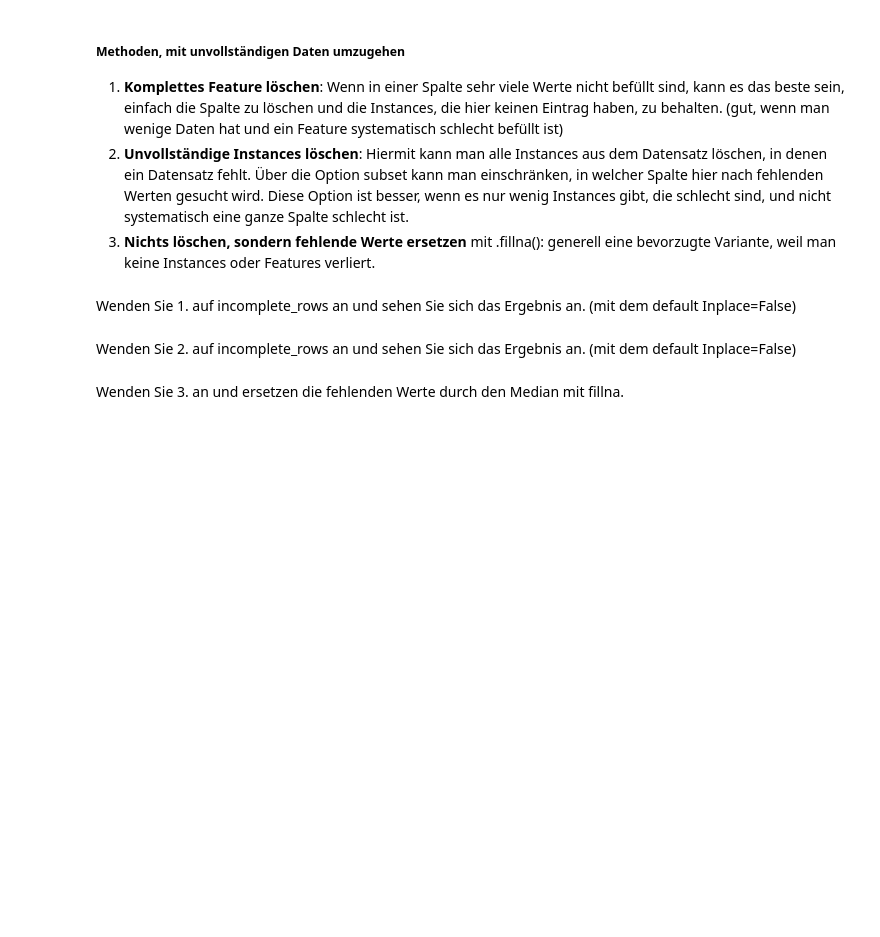
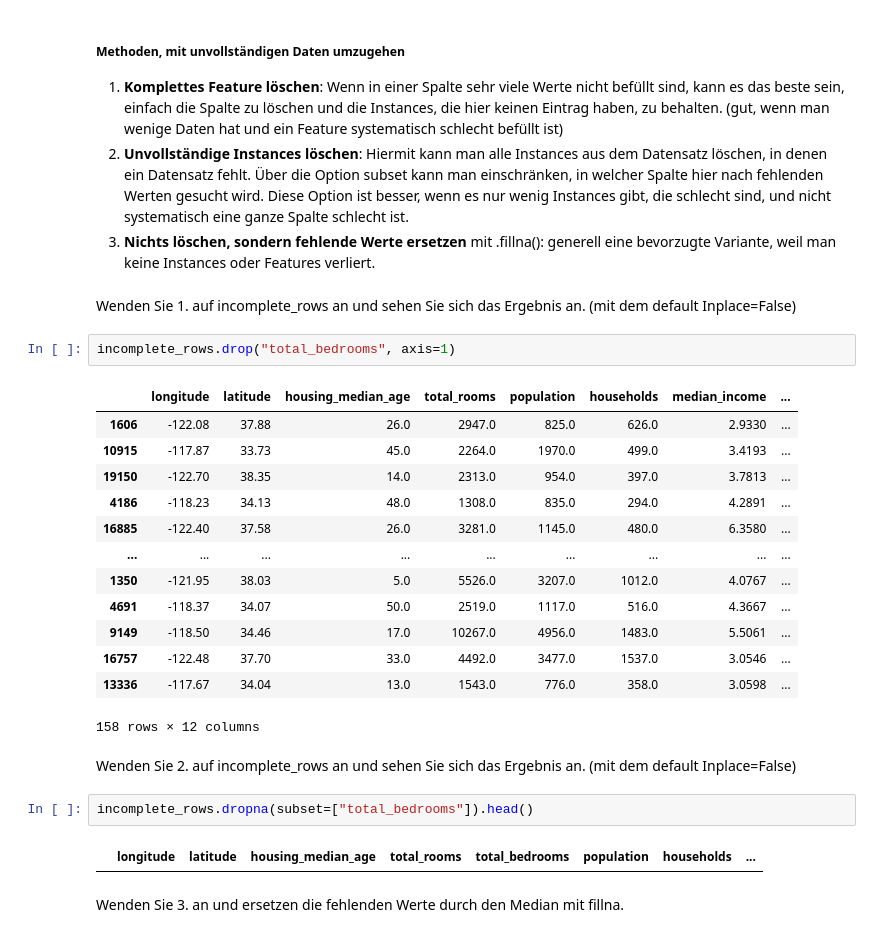
Before and after one commit to Yun1us/University, a Jupyter notebook: 3.Semester/Machine_Learning/Praktikum/Praktikum_1-2.ipynb, the cells around one changed output. Drawn from its saved outputs; the diff is of its cells as text; blank space fills up the shorter version.

```diff
--- a/3.Semester/Machine_Learning/Praktikum/Praktikum_1-2.ipynb
+++ b/3.Semester/Machine_Learning/Praktikum/Praktikum_1-2.ipynb
@@ -444,7 +464,27 @@ incomplete_rows = train[train.isnull().any(axis=1)]
 3. **Nichts löschen, sondern fehlende Werte ersetzen** mit .fillna(): generell eine bevorzugte Variante, weil man keine Instances oder Features verliert.
 # %% [markdown]
 Wenden Sie 1. auf incomplete_rows an und sehen Sie sich das Ergebnis an. (mit dem default Inplace=False)
+# %%
+incomplete_rows.drop("total_bedrooms", axis=1)
+# %% [output]
+|  | longitude | latitude | housing_median_age | total_rooms | population | households | median_income | ... |
+| 1606 | -122.08 | 37.88 | 26.0 | 2947.0 | 825.0 | 626.0 | 2.9330 | ... |
+| 10915 | -117.87 | 33.73 | 45.0 | 2264.0 | 1970.0 | 499.0 | 3.4193 | ... |
+| 19150 | -122.70 | 38.35 | 14.0 | 2313.0 | 954.0 | 397.0 | 3.7813 | ... |
+| 4186 | -118.23 | 34.13 | 48.0 | 1308.0 | 835.0 | 294.0 | 4.2891 | ... |
+| 16885 | -122.40 | 37.58 | 26.0 | 3281.0 | 1145.0 | 480.0 | 6.3580 | ... |
+| ... | ... | ... | ... | ... | ... | ... | ... | ... |
+| 1350 | -121.95 | 38.03 | 5.0 | 5526.0 | 3207.0 | 1012.0 | 4.0767 | ... |
+| 4691 | -118.37 | 34.07 | 50.0 | 2519.0 | 1117.0 | 516.0 | 4.3667 | ... |
+| 9149 | -118.50 | 34.46 | 17.0 | 10267.0 | 4956.0 | 1483.0 | 5.5061 | ... |
+| 16757 | -122.48 | 37.70 | 33.0 | 4492.0 | 3477.0 | 1537.0 | 3.0546 | ... |
+| 13336 | -117.67 | 34.04 | 13.0 | 1543.0 | 776.0 | 358.0 | 3.0598 | ... |
+158 rows × 12 columns
 # %% [markdown]
 Wenden Sie 2. auf incomplete_rows an und sehen Sie sich das Ergebnis an. (mit dem default Inplace=False)
+# %%
+incomplete_rows.dropna(subset=["total_bedrooms"]).head()
+# %% [output]
+|  | longitude | latitude | housing_median_age | total_rooms | total_bedrooms | population | households | ... |
 # %% [markdown]
 Wenden Sie 3. an und ersetzen die fehlenden Werte durch den Median mit fillna.
```
Also changed, not shown: parts of 28 cells of this notebook, 3 other files.
